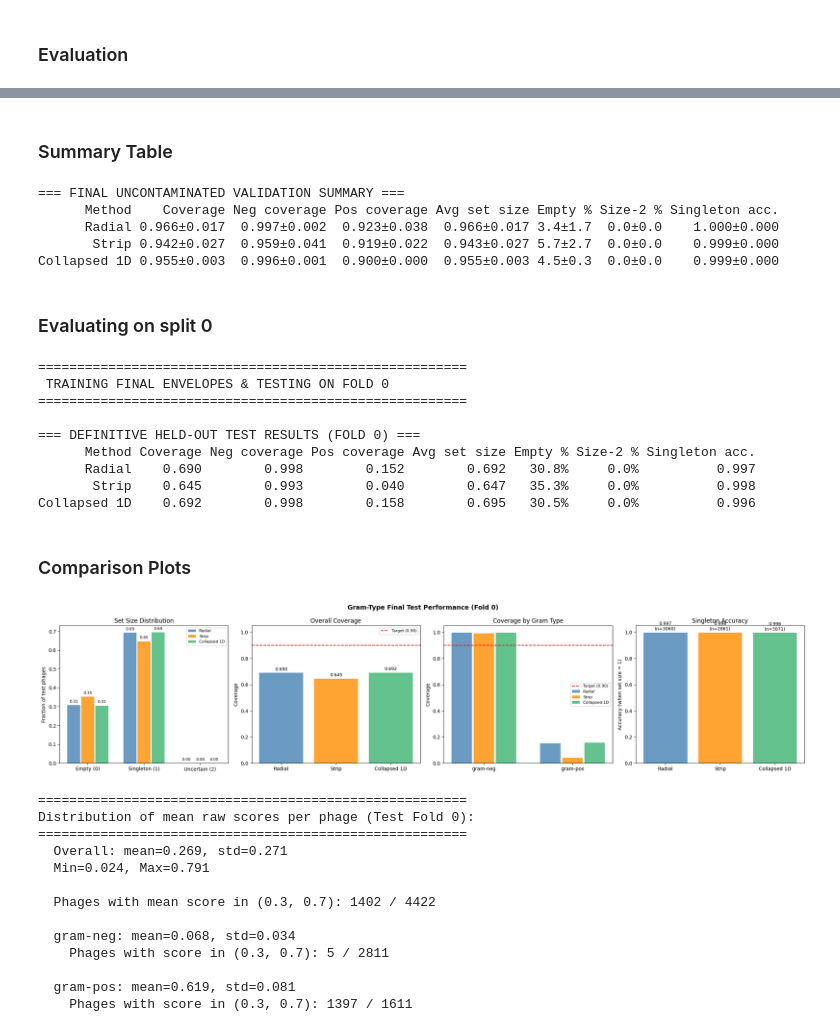
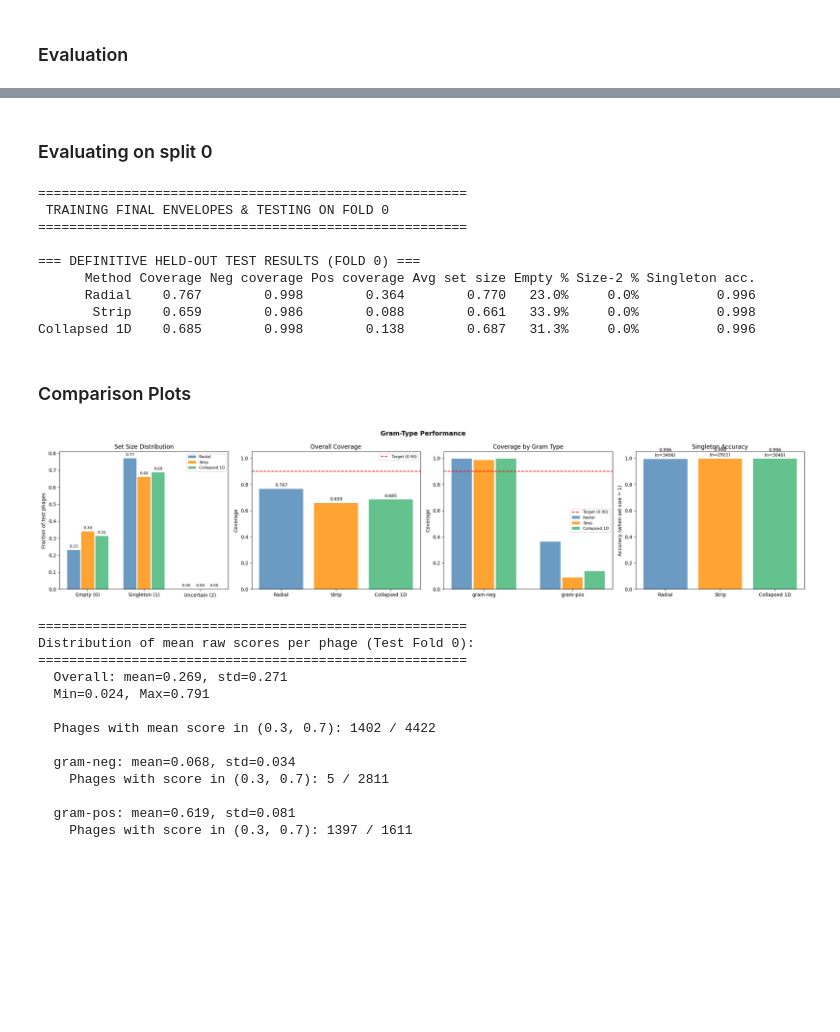
Before and after one commit to Nizalia13/Internship, a Jupyter notebook: Codes/Gram Type Classification/Gram_Classification_5.ipynb, the cells around one changed output, grey strips where cells are left out. Drawn from its saved outputs; the diff is of its cells as text; code cells hidden in the pictures; blank space fills up the shorter version.

Commit message:
updated gram classfication file

```diff
--- a/Codes/Gram Type Classification/Gram_Classification_5.ipynb
+++ b/Codes/Gram Type Classification/Gram_Classification_5.ipynb
@@ -430,39 +426,31 @@ Running 4 validation folds  |  alpha = 0.1
-# %% [markdown]
-### Summary Table
 # %%
-methods_names = ["Radial", "Strip", "Collapsed 1D"]
-method_keys = ["radial", "strip", "collapsed"]
+# methods_names = ["Radial", "Strip", "Collapsed 1D"]
+# method_keys = ["radial", "strip", "collapsed"]
 
-rows = []
-for name, key in zip(methods_names, method_keys):
-    runs = all_metrics[key]
-    cov = np.array([m["coverage"] for m in runs])
-    cov_neg = np.array([m["per_type_coverage"]["gram-neg"] for m in runs])
-    cov_pos = np.array([m["per_type_coverage"]["gram-pos"] for m in runs])
-    avg_sz = np.array([m["avg_set_size"] for m in runs])
-    empty = np.array([m["empty_rate"] for m in runs])
-    size2 = np.array([m["size2_rate"] for m in runs])
-    sing_ac = np.array([m["singleton_accuracy"] for m in runs if m["singleton_accuracy"] is not None])
+# rows = []
+# for name, key in zip(methods_names, method_keys):
+#     runs = all_metrics[key]
+#     cov = np.array([m["coverage"] for m in runs])
+#     cov_neg = np.array([m["per_type_coverage"]["gram-neg"] for m in runs])
+#     cov_pos = np.array([m["per_type_coverage"]["gram-pos"] for m in runs])
+#     avg_sz = np.array([m["avg_set_size"] for m in runs])
+#     empty = np.array([m["empty_rate"] for m in runs])
+#     size2 = np.array([m["size2_rate"] for m in runs])
+#     sing_ac = np.array([m["singleton_accuracy"] for m in runs if m["singleton_accuracy"] is not None])
 
-    rows.append({
-        "Method": name,
-        "Coverage": f"{cov.mean():.3f}±{cov.std():.3f}",
-        "Neg coverage": f"{cov_neg.mean():.3f}±{cov_neg.std():.3f}",
-        "Pos coverage": f"{cov_pos.mean():.3f}±{cov_pos.std():.3f}",
-        "Avg set size": f"{avg_sz.mean():.3f}±{avg_sz.std():.3f}",
-        "Empty %": f"{empty.mean()*100:.1f}±{empty.std()*100:.1f}",
-        "Size-2 %": f"{size2.mean()*100:.1f}±{size2.std()*100:.1f}",
-        "Singleton acc.": f"{sing_ac.mean():.3f}±{sing_ac.std():.3f}" if len(sing_ac) else "N/A"
-    })
-summary_df = pd.DataFrame(rows)
-print("\n=== FINAL UNCONTAMINATED VALIDATION SUMMARY ===")
-print(summary_df.to_string(index=False))
+#     rows.append({
+#         "Method": name,
+#         "Coverage": f"{cov.mean():.3f}±{cov.std():.3f}",
+#         "Neg coverage": f"{cov_neg.mean():.3f}±{cov_neg.std():.3f}",
+#         "Pos coverage": f"{cov_pos.mean():.3f}±{cov_pos.std():.3f}",
+#         "Avg set size": f"{avg_sz.mean():.3f}±{avg_sz.std():.3f}",
+#         "Empty %": f"{empty.mean()*100:.1f}±{empty.std()*100:.1f}",
+#         "Size-2 %": f"{size2.mean()*100:.1f}±{size2.std()*100:.1f}",
+#         "Singleton acc.": f"{sing_ac.mean():.3f}±{sing_ac.std():.3f}" if len(sing_ac) else "N/A"
+#     })
+# summary_df = pd.DataFrame(rows)
+# print("\n=== FINAL UNCONTAMINATED VALIDATION SUMMARY ===")
+# print(summary_df.to_string(index=False))
-# %% [output]
-=== FINAL UNCONTAMINATED VALIDATION SUMMARY ===
-      Method    Coverage Neg coverage Pos coverage Avg set size Empty % Size-2 % Singleton acc.
-      Radial 0.966±0.017  0.997±0.002  0.923±0.038  0.966±0.017 3.4±1.7  0.0±0.0    1.000±0.000
-       Strip 0.942±0.027  0.959±0.041  0.919±0.022  0.943±0.027 5.7±2.7  0.0±0.0    0.999±0.000
-Collapsed 1D 0.955±0.003  0.996±0.001  0.900±0.000  0.955±0.003 4.5±0.3  0.0±0.0    0.999±0.000
 # %% [markdown]
 ### Evaluating on split 0
 # %%
@@ -471,9 +459,14 @@ print(" TRAINING FINAL ENVELOPES & TESTING ON FOLD 0 ")
 print("="*55)
 
 # 1. Split full training pool (Folds 1-4) in half to act as final S1 and S2
-half = len(train_all_folds_df) // 2
-final_s1 = train_all_folds_df.iloc[:half]
-final_s2 = train_all_folds_df.iloc[half:]
+# half = len(train_all_folds_df) // 2
+# final_s1 = train_all_folds_df.iloc[:half]
+# final_s2 = train_all_folds_df.iloc[half:]
+
+train_shuffled = train_all_folds_df.sample(frac=1, random_state=42)
+half = len(train_shuffled) // 2
+final_s1 = train_shuffled.iloc[:half]
+final_s2 = train_shuffled.iloc[half:]
 
 s1_raw_final = final_s1[valid_cols].values
 s2_raw_final = final_s2[valid_cols].values
@@ -529,9 +522,9 @@ print(summary_df.to_string(index=False))
 
 === DEFINITIVE HELD-OUT TEST RESULTS (FOLD 0) ===
       Method Coverage Neg coverage Pos coverage Avg set size Empty % Size-2 % Singleton acc.
-      Radial    0.690        0.998        0.152        0.692   30.8%     0.0%          0.997
-       Strip    0.645        0.993        0.040        0.647   35.3%     0.0%          0.998
-Collapsed 1D    0.692        0.998        0.158        0.695   30.5%     0.0%          0.996
+      Radial    0.767        0.998        0.364        0.770   23.0%     0.0%          0.996
+       Strip    0.659        0.986        0.088        0.661   33.9%     0.0%          0.998
+Collapsed 1D    0.685        0.998        0.138        0.687   31.3%     0.0%          0.996
 # %% [markdown]
 ### Comparison Plots
 # %%
@@ -576,35 +569,35 @@ for bar, val in zip(bars, means):
 ax = axes[2]
 gram_types = ["gram-neg", "gram-pos"]
 x = np.arange(len(gram_types))
 for name, key, c, offset in zip(methods_names, method_keys, colors, offsets):
     m = test_metrics[key]
     rates = [m["per_type_coverage"][gt] for gt in gram_types]
     ax.bar(x + offset, rates, width=0.23, label=name, color=c, alpha=0.8)
 ax.axhline(1 - alpha, color="red", linestyle="--", label=f"Target ({1-alpha:.2f})")
 ax.set_xticks(x)
 ax.set_xticklabels(gram_types)
 ax.set_ylim(0, 1.05)
 ax.set_title("Coverage by Gram Type")
 ax.set_ylabel("Coverage")
 ax.legend(fontsize=8)
 
 # Plot 4: Singleton accuracy
 ax = axes[3]
 accuracies = [test_metrics[k]["singleton_accuracy"] if test_metrics[k]["singleton_accuracy"] is not None else 0 for k in method_keys]
 ns = [int(test_metrics[k]["singleton_rate"] * len(test_metrics[k]["set_sizes"])) for k in method_keys]
 bars = ax.bar(methods_names, accuracies, color=colors, alpha=0.8)
 ax.set_ylim(0, 1.05)
 ax.set_title("Singleton Accuracy")
 ax.set_ylabel("Accuracy (when set size = 1)")
 for bar, val, n_s in zip(bars, accuracies, ns):
     ax.text(bar.get_x() + bar.get_width()/2, val + 0.01, f"{val:.3f}\n(n={n_s})",
             ha="center", va="bottom", fontsize=9)
 
-plt.suptitle("Gram-Type Final Test Performance (Fold 0)", fontsize=13, fontweight="bold")
+plt.suptitle("Gram-Type Performance", fontsize=13, fontweight="bold")
 plt.tight_layout()
 plt.show()
 # %% [output]
-[figure, old version]
+[figure, new version]
 # %%
 print("\n" + "="*55)
 print("Distribution of mean raw scores per phage (Test Fold 0):")
```
Also changed, not shown: parts of 6 cells of this notebook, 1 other file.
